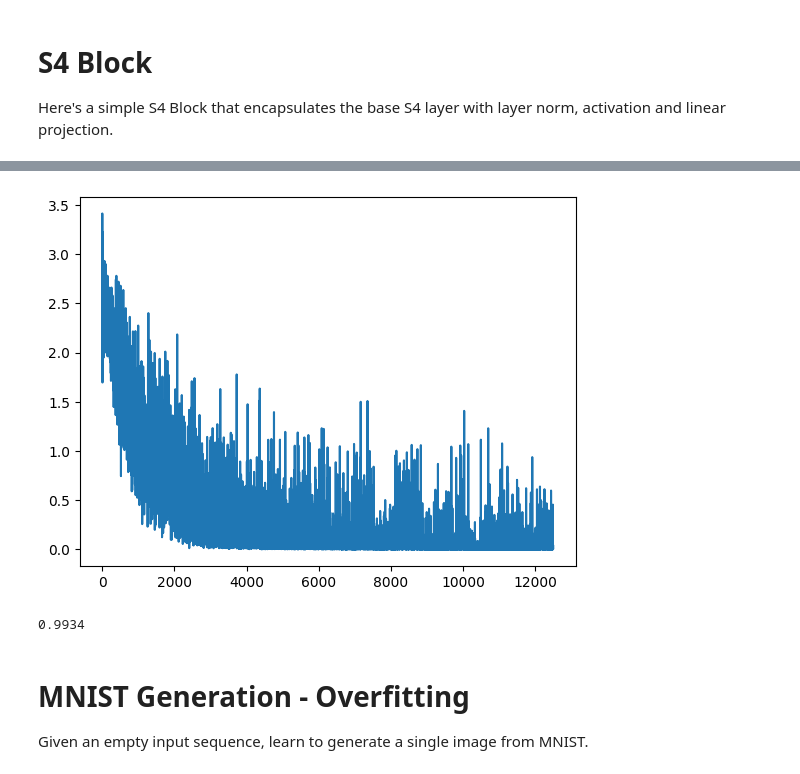
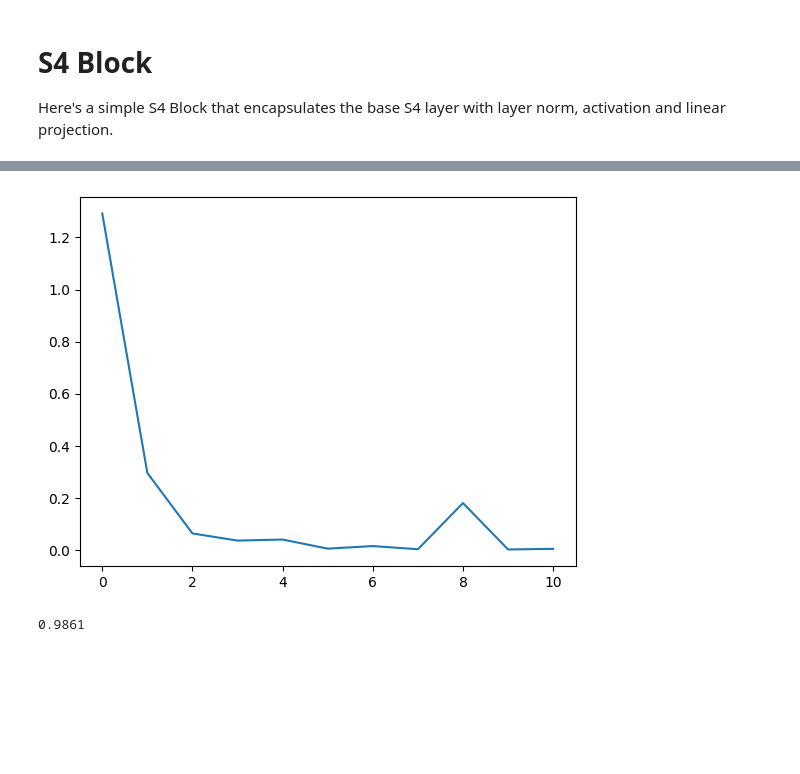
Before and after one commit to necrashter/SaShiMi-796, a Jupyter notebook: S4-MNIST-Demo.ipynb, the cells around one changed output, grey strips where cells are left out. Saved outputs shown, nothing was run; the diff lists cells and outputs as text; code cells hidden in the pictures; blank space fills up the shorter version.

```diff
--- a/S4-MNIST-Demo.ipynb
+++ b/S4-MNIST-Demo.ipynb
@@ -34,7 +47,7 @@ Here's a simple S4 Block that encapsulates the base S4 layer with layer norm, ac
 # %%
 def Block(signal_dim: int, state_dim: int):
     return Residual(
-        S4Base(signal_dim, state_dim),
+        S4Base(signal_dim, state_dim, sequence_length=784),
         #nn.Dropout(0.2),
         nn.GELU(),
         nn.Linear(signal_dim, signal_dim),
@@ -60,7 +77,7 @@ criterion = torch.nn.CrossEntropyLoss()
 losses = []
 # %%
 model.train()
-for epoch in tqdm(range(num_epochs), position=0, leave=False):
+for epoch in tqdm(range(1), leave=False):
     train_loss = 0.0
     for batch in tqdm(dataloader, leave=False):
         img, y = batch
@@ -72,13 +89,13 @@ for epoch in tqdm(range(num_epochs), position=0, leave=False):
 
         loss_val = loss.detach().cpu().item()
         train_loss += loss_val / len(dataloader)
-        losses.append(loss_val)
 
         optimizer.zero_grad()
         loss.backward()
         optimizer.step()
 
-    print(f"Epoch {epoch + 1}/{num_epochs} loss: {train_loss:.2f}")
+    losses.append(loss_val)
+    print(f"Epoch {len(losses)} loss: {train_loss}")
 
 plt.plot(losses)
 plt.show()
@@ -96,4 +104,4 @@ Epoch 10/10 loss: 0.04
-[figure, old version]
+[figure, new version]
 # %%
 model.eval()
 total, correct = 0, 0
@@ -106,8 +114,4 @@ for x, y in dataloader:
 accuracy = correct / total
 accuracy
 # %% [output]
-0.9934
+0.9861
-# %% [markdown]
-# MNIST Generation - Overfitting
-
-Given an empty input sequence, learn to generate a single image from MNIST.
```
Also changed, not shown: parts of 37 cells of this notebook.
